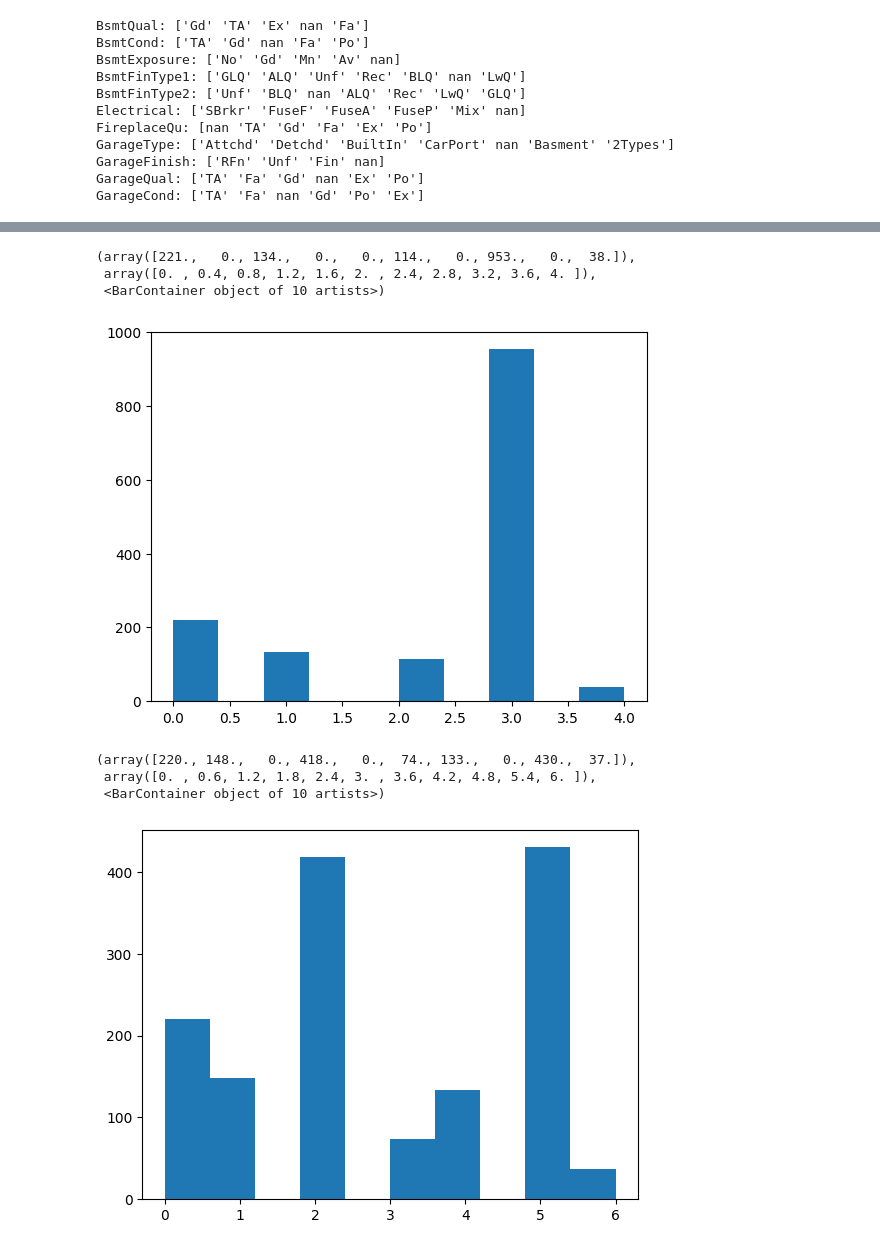
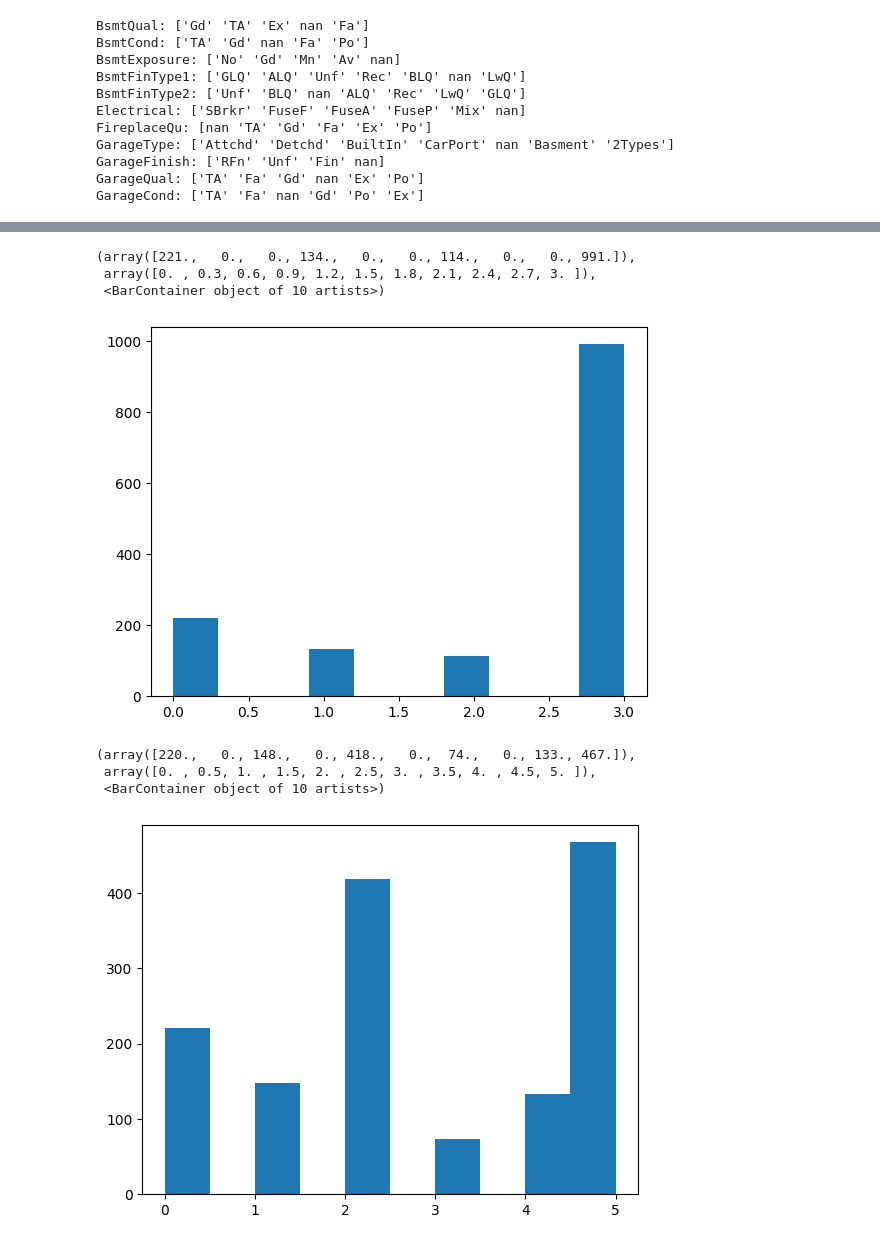
Before and after one commit to MohAsh81/Kaggle, a Jupyter notebook: Advanced_House_Prediction.ipynb, the cells around one changed output, grey strips where cells are left out. Saved outputs shown, nothing was run; the diff lists cells and outputs as text; code cells hidden in the pictures.

```diff
--- a/Advanced_House_Prediction.ipynb
+++ b/Advanced_House_Prediction.ipynb
@@ -189,19 +189,12 @@ GarageQual: ['TA' 'Fa' 'Gd' nan 'Ex' 'Po']
 GarageCond: ['TA' 'Fa' nan 'Gd' 'Po' 'Ex']
 # %%
 import matplotlib.pyplot as plt
-from sklearn.preprocessing import LabelEncoder
+from sklearn.preprocessing import OrdinalEncoder,OneHotEncoder
 
-le = LabelEncoder()
-df2["BsmtQual"] = le.fit_transform(df2["BsmtQual"])
+oe = OrdinalEncoder()
+df2["BsmtQual"] = oe.fit_transform(df2[["BsmtQual"]])
 
-# Generate random values (2 or 3) for the missing values
-random_values = np.random.choice([2, 3], size=df2['BsmtQual'].isna().sum())
-
-# Create a mask for the missing values
-missing_mask = df2['BsmtQual'].isna()
-
-# Fill missing values in the 'BsmtQual' column with the random values
-df2.loc[missing_mask, 'BsmtQual'] = random_values
+df2['BsmtQual'].fillna(df2['BsmtQual'].mode()[0], inplace=True)
 
 plt.hist(df2["BsmtQual"])
 # %% [output]
@@ -212,8 +205,7 @@ plt.hist(df2["BsmtQual"])
 # %%
-le = LabelEncoder()
-df2["BsmtCond"] = le.fit_transform(df2["BsmtCond"])
+df2["BsmtCond"] = oe.fit_transform(df2[["BsmtCond"]])
 
-# df2["BsmtCond"].fillna(3)
+df2["BsmtCond"].fillna(3,inplace=True)
 
 plt.hist(df2["BsmtCond"])
 # %% [output]
@@ -225,32 +217,23 @@ plt.hist(df2["BsmtCond"])
 # %%
-le = LabelEncoder()
-df2["BsmtExposure"] = le.fit_transform(df2["BsmtExposure"])
+df2["BsmtExposure"] = oe.fit_transform(df2[["BsmtExposure"]])
 
-df2["BsmtExposure"].fillna(3)
+df2["BsmtExposure"].fillna(3,inplace=True)
 
 plt.hist(df2["BsmtExposure"])
 # %% [output]
-(array([221.,   0., 134.,   0.,   0., 114.,   0., 953.,   0.,  38.]),
- array([0. , 0.4, 0.8, 1.2, 1.6, 2. , 2.4, 2.8, 3.2, 3.6, 4. ]),
+(array([221.,   0.,   0., 134.,   0.,   0., 114.,   0.,   0., 991.]),
+ array([0. , 0.3, 0.6, 0.9, 1.2, 1.5, 1.8, 2.1, 2.4, 2.7, 3. ]),
  <BarContainer object of 10 artists>)
-[figure, old version]
+[figure, new version]
 # %%
-le = LabelEncoder()
-df2["BsmtFinType1"] = le.fit_transform(df2["BsmtFinType1"])
+df2["BsmtFinType1"] = oe.fit_transform(df2[["BsmtFinType1"]])
 
-# Generate random values (0 to 6) for the missing values
-random_values = np.random.choice([0, 6], size=df2['BsmtFinType1'].isna().sum())
-
-# Create a mask for the missing values
-missing_mask = df2['BsmtFinType1'].isna()
-
-# Fill missing values in the 'BsmtQual' column with the random values
-df2.loc[missing_mask, 'BsmtFinType1'] = random_values
+df2['BsmtFinType1'].fillna(df2['BsmtFinType1'].mode()[0], inplace=True)
 
 plt.hist(df2["BsmtFinType1"])
 # %% [output]
-(array([220., 148.,   0., 418.,   0.,  74., 133.,   0., 430.,  37.]),
- array([0. , 0.6, 1.2, 1.8, 2.4, 3. , 3.6, 4.2, 4.8, 5.4, 6. ]),
+(array([220.,   0., 148.,   0., 418.,   0.,  74.,   0., 133., 467.]),
+ array([0. , 0.5, 1. , 1.5, 2. , 2.5, 3. , 3.5, 4. , 4.5, 5. ]),
  <BarContainer object of 10 artists>)
-[figure, old version]
+[figure, new version]
 # %%
```
Also changed, not shown: parts of 15 cells of this notebook.
